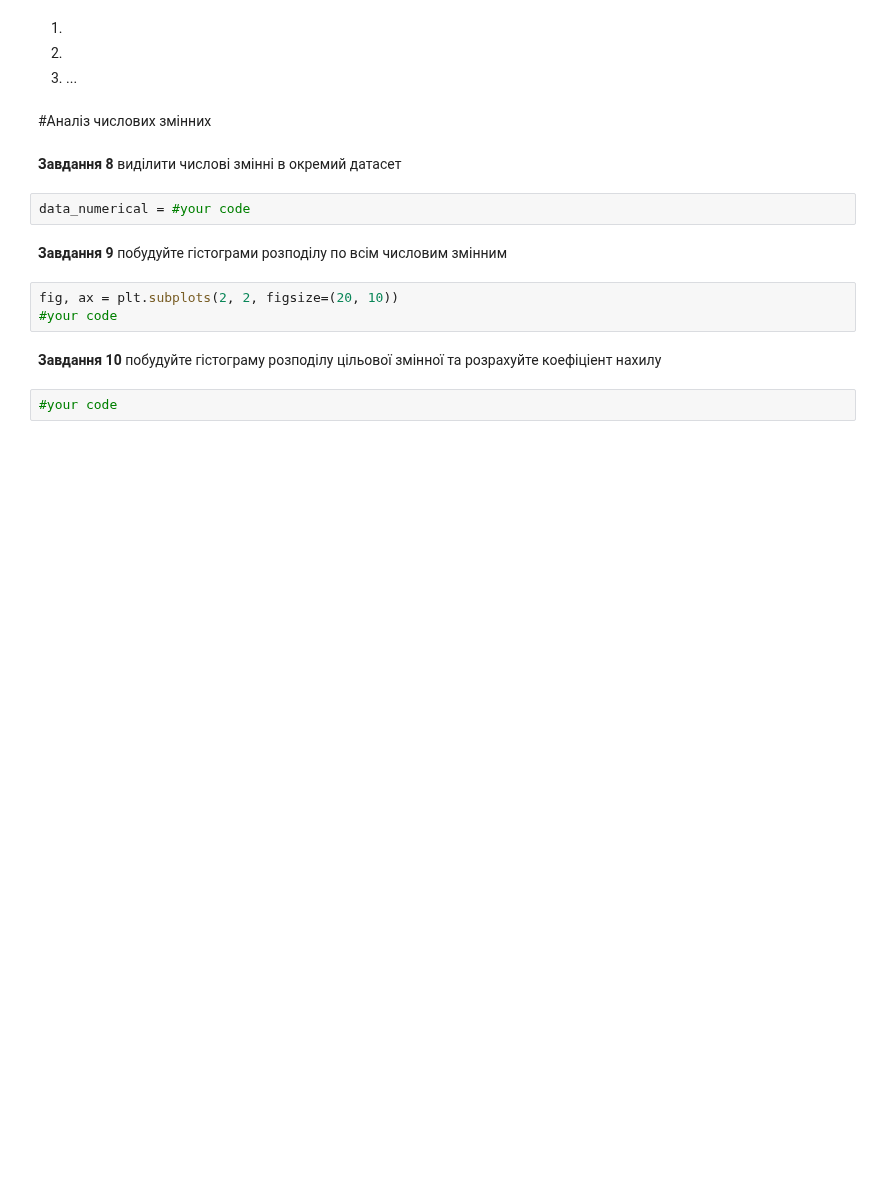
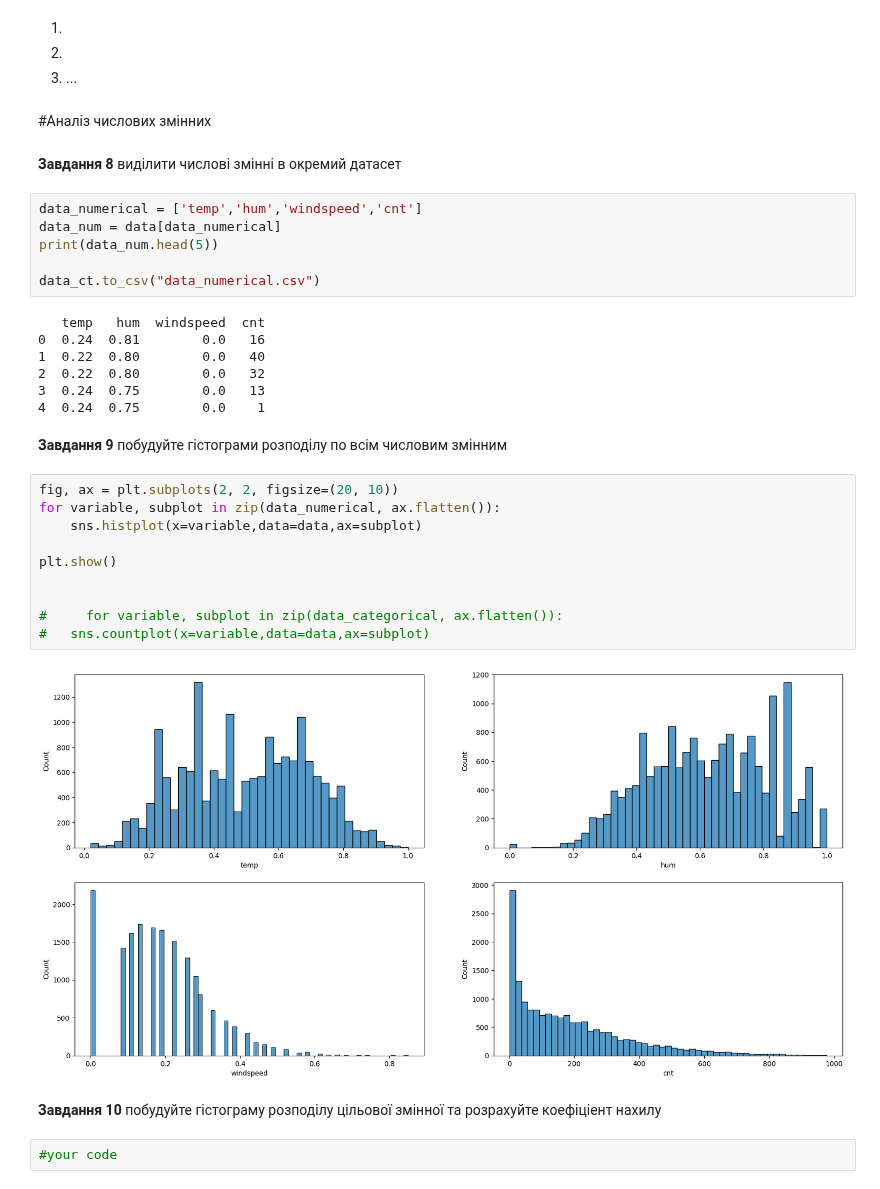
Before and after one commit to Prosik2205/OSHI, a Jupyter notebook: Task4_Regression_basicAI_prosimyak_oleksander .ipynb, the cells around one changed output. Cells and saved outputs as stored; diff of their text form; blank space fills up the shorter version.

```diff
--- a/Task4_Regression_basicAI_prosimyak_oleksander .ipynb
+++ b/Task4_Regression_basicAI_prosimyak_oleksander .ipynb
@@ -192,13 +197,33 @@ for variable, subplot in zip(data_categorical, ax.flatten()):
 #Аналіз числових змінних
 # %% [markdown]
 **Завдання 8** виділити числові змінні в окремий датасет
-# %%
-data_numerical = #your code
+# %%
+data_numerical = ['temp','hum','windspeed','cnt']
+data_num = data[data_numerical]
+print(data_num.head(5))
+
+data_ct.to_csv("data_numerical.csv")
+# %% [output]
+   temp   hum  windspeed  cnt
+0  0.24  0.81        0.0   16
+1  0.22  0.80        0.0   40
+2  0.22  0.80        0.0   32
+3  0.24  0.75        0.0   13
+4  0.24  0.75        0.0    1
 # %% [markdown]
 **Завдання 9** побудуйте гістограми розподілу по всім числовим змінним
-# %%
-fig, ax = plt.subplots(2, 2, figsize=(20, 10))
-#your code
+# %%
+fig, ax = plt.subplots(2, 2, figsize=(20, 10))
+for variable, subplot in zip(data_numerical, ax.flatten()):
+    sns.histplot(x=variable,data=data,ax=subplot)
+
+plt.show()
+
+
+#     for variable, subplot in zip(data_categorical, ax.flatten()):
+#   sns.countplot(x=variable,data=data,ax=subplot)
+# %% [output]
+[figure, added]
 # %% [markdown]
 **Завдання 10** побудуйте гістограму розподілу цільової змінної та розрахуйте коефіціент нахилу
 # %%
```
Also changed, not shown: parts of 4 cells of this notebook, 2 other files.
